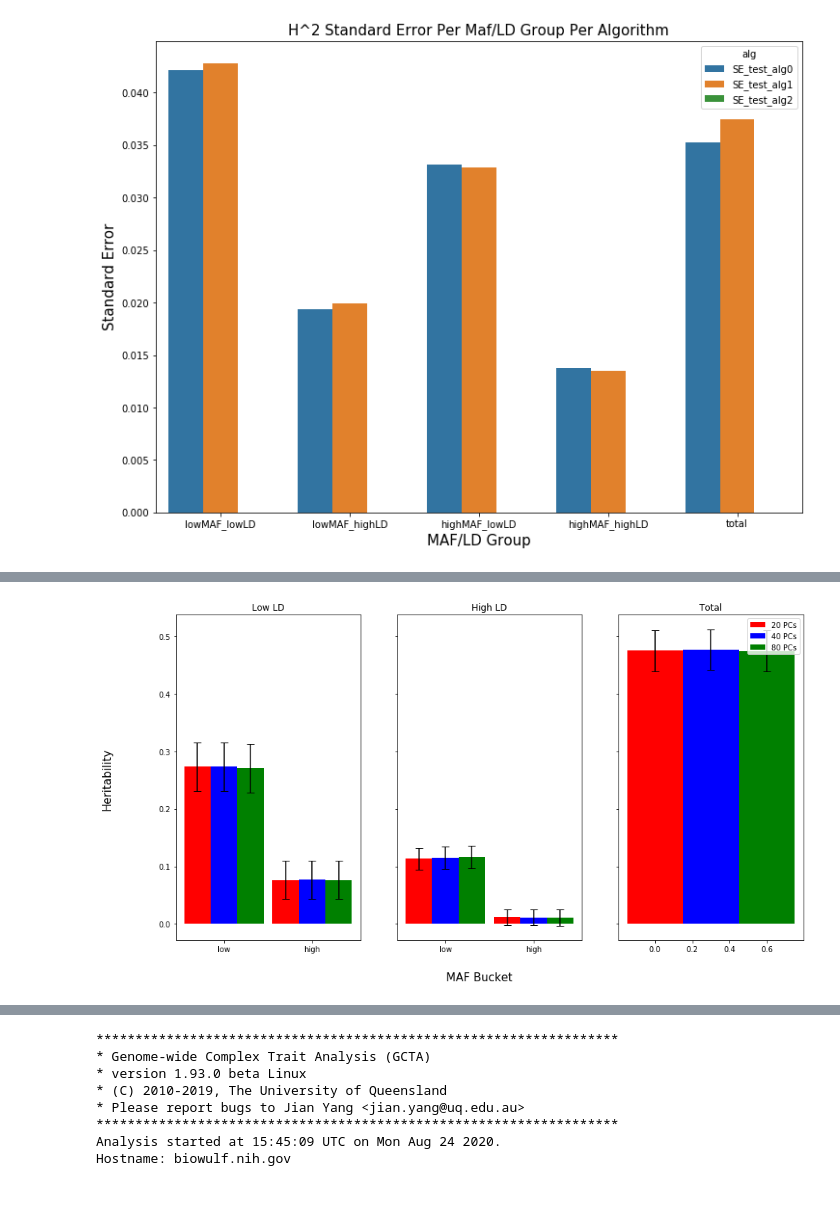
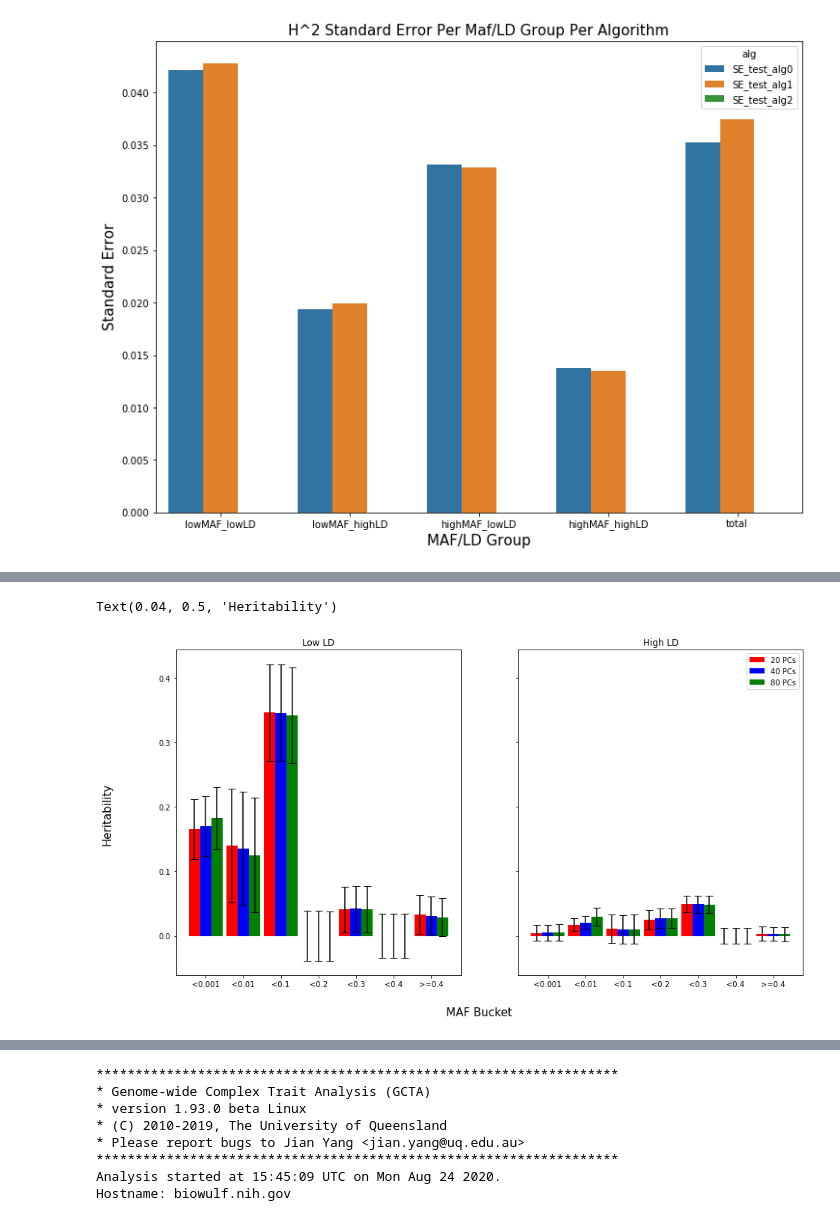
Before and after one commit to dvitale199/rare_variants, a Jupyter notebook: rare_variant_analysis.ipynb, the cells around one changed output, grey strips where cells are left out. Drawn from its saved outputs; the diff is of its cells as text; code cells hidden in the pictures.

```diff
--- a/rare_variant_analysis.ipynb
+++ b/rare_variant_analysis.ipynb
@@ -677,7 +783,7 @@ sum(jobs_df2.cpu_hrs)
 # now merge chr grms (1 grm per mafbin/ldbin combo: 6 maf bins, 2 ldbins = 12 total grms)
 
 with open('multi_GRMs.merged_chrs.txt', 'w') as mergedGRMlist:
-    for Indx in range(1,3):
+    for Indx in range(1,8):
         mafbinIndx = f'mafbin{Indx}'
         for i in range(1, 3):
             ldbinIndx = f'{mafbinIndx}.ldbin{i}'
@@ -778,5 +894,5 @@ gcta --reml\
 # %%
-with open('reml_gridsearch.swarm', 'w') as f:
-    for cmd in reml_gridsearch_cmds:
-        f.write(f'{cmd}\n')
+# with open('reml_gridsearch.swarm', 'w') as f:
+#     for cmd in reml_gridsearch_cmds:
+#         f.write(f'{cmd}\n')
 # %%
@@ -858,11 +976,13 @@ for i in [20,40,80]:
 
 # dfs = [hsq20, hsq40, hsq80]
 hsq = reduce(lambda left,right: pd.merge(left,right,on='Source'), dfs)
-hsq2 = hsq.iloc[6:11,:].reset_index().drop('index',axis=1)
-hsq2['maf_ld_group'] = ['mafbin1_ldbin1','mafbin1_ldbin2','mafbin2_ldbin1','mafbin2_ldbin2','total']
-hsq2['maf'] = ['low_maf','low_maf','high_maf','high_maf','total']
+hsq2 = hsq.iloc[16:31,:].reset_index().drop('index',axis=1)
+hsq2['maf'] = ['<0.001', '<0.001', '<0.01', '<0.01', '<0.1', '<0.1', '<0.2',  '<0.2', '<0.3', '<0.3', '<0.4', '<0.4', '>=0.4', '>=0.4','total']
+hsq2['ld'] = ['low','high','low','high','low','high','low','high','low','high','low','high','low','high','']
+# hsq2['maf_ld_group'] = ['mafbin1_ldbin1','mafbin1_ldbin2','mafbin2_ldbin1','mafbin2_ldbin2','total']
+# hsq2['maf'] = ['low_maf','low_maf','high_maf','high_maf','total']
 # ['0.0001-0.01', '0.0001-0.01', '0.01-0.5', '0.01-0.5','total']
-hsq2['ld'] = ['low_ld','high_ld','low_ld','high_ld','']
+# hsq2['ld'] = ['low_ld','high_ld','low_ld','high_ld','']
 hsq2.rename(columns={'Variance20':'20_PCs','Variance40':'40_PCs','Variance80':'80_PCs'}, inplace=True)
-hsq2.head()
+hsq2
 # %% [output]
@@ -885,6 +1015,7 @@ hsq2.head()
 # hsq_final.reset_index(drop=True, inplace=True)
 # low = hsq_final[hsq_final.ld=='low']
 # high = hsq_final[hsq_final.ld=='high']
-low = hsq2[hsq2.ld=='low_ld']
-high = hsq2[hsq2.ld=='high_ld']
+low = hsq2[hsq2.ld=='low']
+high = hsq2[hsq2.ld=='high']
 total = hsq2[hsq2.maf=='total']
+low
@@ -924,7 +1064,8 @@ r3 = [x + barWidth for x in r2]
 u = low['maf']
 x = np.arange(len(u))
 
-fig, (ax1, ax2, ax3) = plt.subplots(ncols=3, sharey=True, sharex=False)
+# fig, (ax1, ax2, ax3) = plt.subplots(ncols=3, sharey=True, sharex=False)
+fig, (ax1, ax2) = plt.subplots(ncols=2, sharey=True, sharex=False)
 fig.set_figheight(8)
 fig.set_figwidth(15)
 
@@ -940,15 +1081,14 @@ high2 = ax2.bar(r2, high['40_PCs'], width = barWidth, yerr=high['SE40'], capsize
 high3 = ax2.bar(r3, high['80_PCs'], width = barWidth, yerr=high['SE80'], capsize=5, color='green')
 ax2.title.set_text('High LD')
 
+maf_cutoffs = ['<0.001', '<0.01', '<0.1', '<0.2', '<0.3', '<0.4', '>=0.4']
+xtick_locs = [0.3, 1.3, 2.3, 3.3, 4.3, 5.3, 6.3]
 plt.legend(handles=[low1, low2, low3], labels=['20 PCs', '40 PCs', '80 PCs'], loc="upper right")
-plt.setp((ax1, ax2), xticks=[0.3, 1.3], xticklabels=['low', 'high'])
+plt.setp((ax1, ax2), xticks=xtick_locs, xticklabels=maf_cutoffs)
 fig.text(0.5, 0.04, 'MAF Bucket', va='center', ha='center', fontsize=15)
 fig.text(0.04, 0.5, 'Heritability', va='center', ha='center', rotation='vertical', fontsize=15)
 
-total1 = ax3.bar(0, total['20_PCs'], width = barWidth, yerr=total['SE20'], capsize=5, color='red')
-total2 = ax3.bar(.3, total['40_PCs'], width = barWidth, yerr=total['SE20'], capsize=5, color='blue')
-total3 = ax3.bar(.6, total['80_PCs'], width = barWidth, yerr=total['SE20'], capsize=5, color='green')
-ax3.title.set_text('Total')
+
 
 
 
@@ -966,31 +1106,32 @@ ax3.title.set_text('Total')
 
 # low1 = ax1.bar(r1, low['20_PCs'], width = barWidth, yerr=low['SE20'], capsize=5, color='red')
 # low2 = ax1.bar(r2, low['40_PCs'], width = barWidth, yerr=low['SE40'], capsize=5, color='blue')
 # low3 = ax1.bar(r3, low['80_PCs'], width = barWidth, yerr=low['SE80'], capsize=5, color='green')
 # ax1.title.set_text('Low LD')
 
 
 # high1 = ax2.bar(r1, high['20_PCs'], width = barWidth, yerr=high['SE20'], capsize=5, color='red')
 # high2 = ax2.bar(r2, high['40_PCs'], width = barWidth, yerr=high['SE40'], capsize=5, color='blue')
 # high3 = ax2.bar(r3, high['80_PCs'], width = barWidth, yerr=low['SE80'], capsize=5, color='green')
 # ax2.title.set_text('High LD')
 
 # plt.legend(handles=[low1, low2, low3], labels=['20 PCs', '40 PCs', '80 PCs'], loc="upper right")
 # plt.setp((ax1, ax2), xticks=[0.3, 1.3], xticklabels=['low', 'high'])
 # fig.text(0.5, 0.04, 'MAF Bucket', va='center', ha='center', fontsize=15)
 # fig.text(0.04, 0.5, 'Heritability', va='center', ha='center', rotation='vertical', fontsize=15)
 
 
 
 
 
 # fig, (ax1, ax2) = plt.subplots(ncols=2, sharey=True)
 # fig.set_figheight(8)
 # fig.set_figwidth(15)
 # sns.barplot(low.maf, low.Heritability, hue=low.PCs, ax=ax1)
 # ax1.title.set_text("Low LD")
 
 # sns.barplot(high.maf, high.Heritability, hue=high.PCs, ax=ax2)
 # ax2.title.set_text("High LD")
 # %% [output]
+Text(0.04, 0.5, 'Heritability')
-[figure, old version]
+[figure, new version]
```
Also changed, not shown: parts of 49 cells of this notebook.
